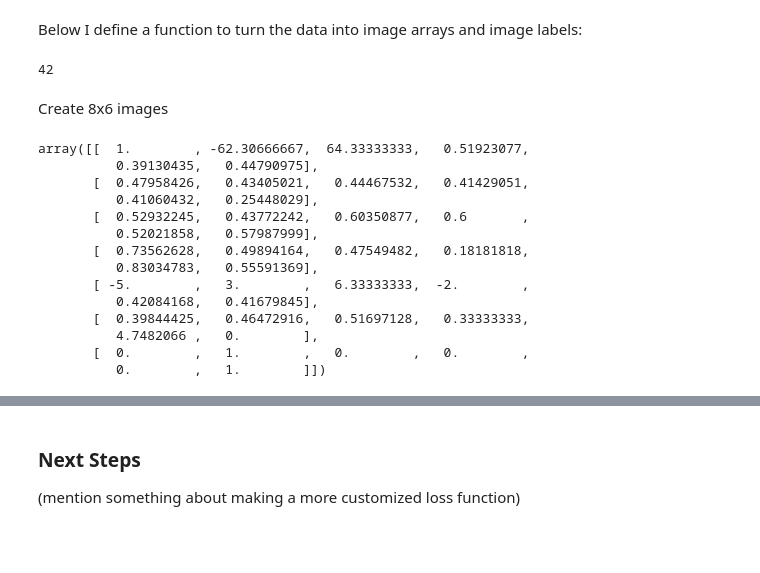
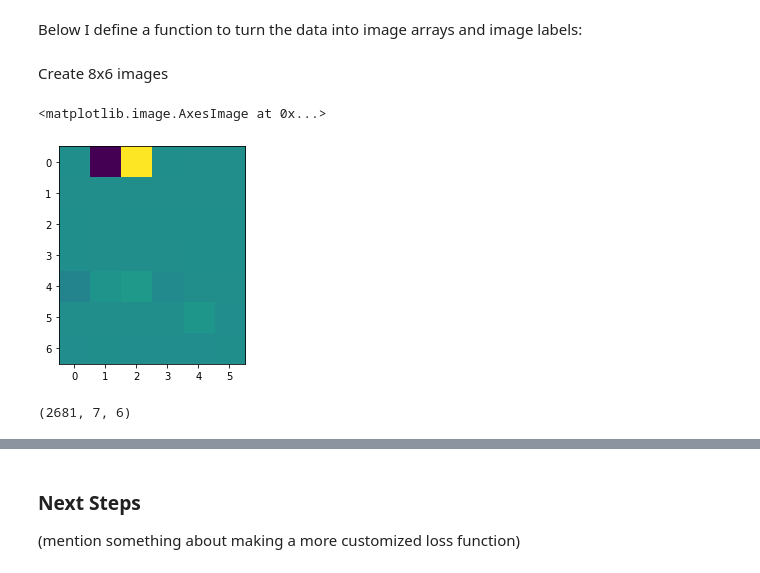
Before and after one commit to btcain44/Applied_Deep_Learning, a Jupyter notebook: Tabular_2_Image.ipynb, the cells around one changed output, grey strips where cells are left out. Saved outputs shown, nothing was run; the diff lists cells and outputs as text; code cells hidden in the pictures; blank space fills up the shorter version.

```diff
--- a/Tabular_2_Image.ipynb
+++ b/Tabular_2_Image.ipynb
@@ -115,34 +115,13 @@ labels = labelsData.values.tolist()
-# %%
-len(data[0])
-# %% [output]
-42
 # %% [markdown]
 Create 8x6 images
 # %%
-imageData = []
+ct = 0
 for i in data:
-    img = []
-    ct = 0
-    for j in i:
-        imgRow = []
-        ct+=1
-        if ct == 7:
-            imgRow = []
-            ct = 0
+    data[ct] = np.reshape(i, (7,6))
+    ct+=1
-# %%
-np.reshape(np.array(data[0]), (7,6))
-# %% [output]
-array([[  1.        , -62.30666667,  64.33333333,   0.51923077,
-          0.39130435,   0.44790975],
-       [  0.47958426,   0.43405021,   0.44467532,   0.41429051,
-          0.41060432,   0.25448029],
-       [  0.52932245,   0.43772242,   0.60350877,   0.6       ,
-          0.52021858,   0.57987999],
-       [  0.73562628,   0.49894164,   0.47549482,   0.18181818,
-          0.83034783,   0.55591369],
-       [ -5.        ,   3.        ,   6.33333333,  -2.        ,
-          0.42084168,   0.41679845],
-       [  0.39844425,   0.46472916,   0.51697128,   0.33333333,
-          4.7482066 ,   0.        ],
-       [  0.        ,   1.        ,   0.        ,   0.        ,
-          0.        ,   1.        ]])
+# %%
+import matplotlib.pyplot as plt
+plt.imshow(data[0])
+# %% [output]
+<matplotlib.image.AxesImage at 0x...>
+[figure, added]
@@ -148,0 +133,4 @@ array([[  1.        , -62.30666667,  64.33333333,   0.51923077,
+# %%
+np.array(x_train).shape
+# %% [output]
+(2681, 7, 6)
```
Also changed, not shown: parts of 4 cells of this notebook.
